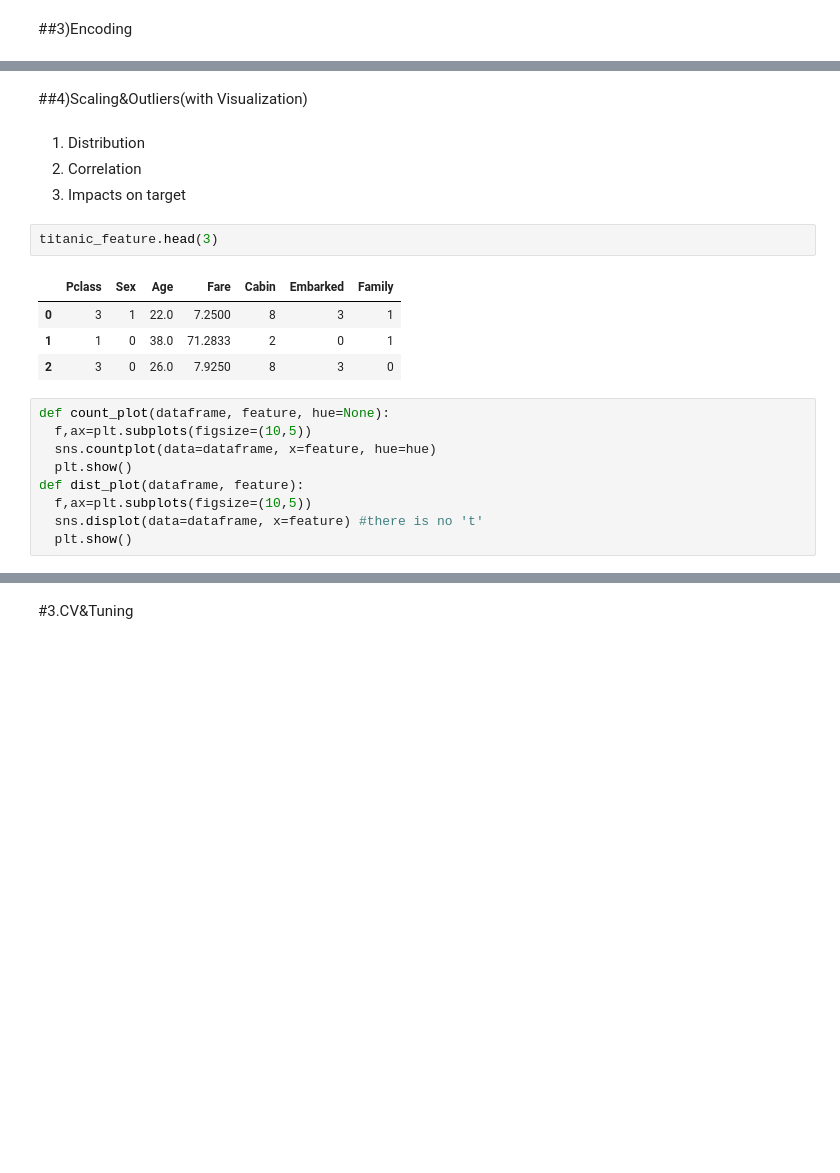
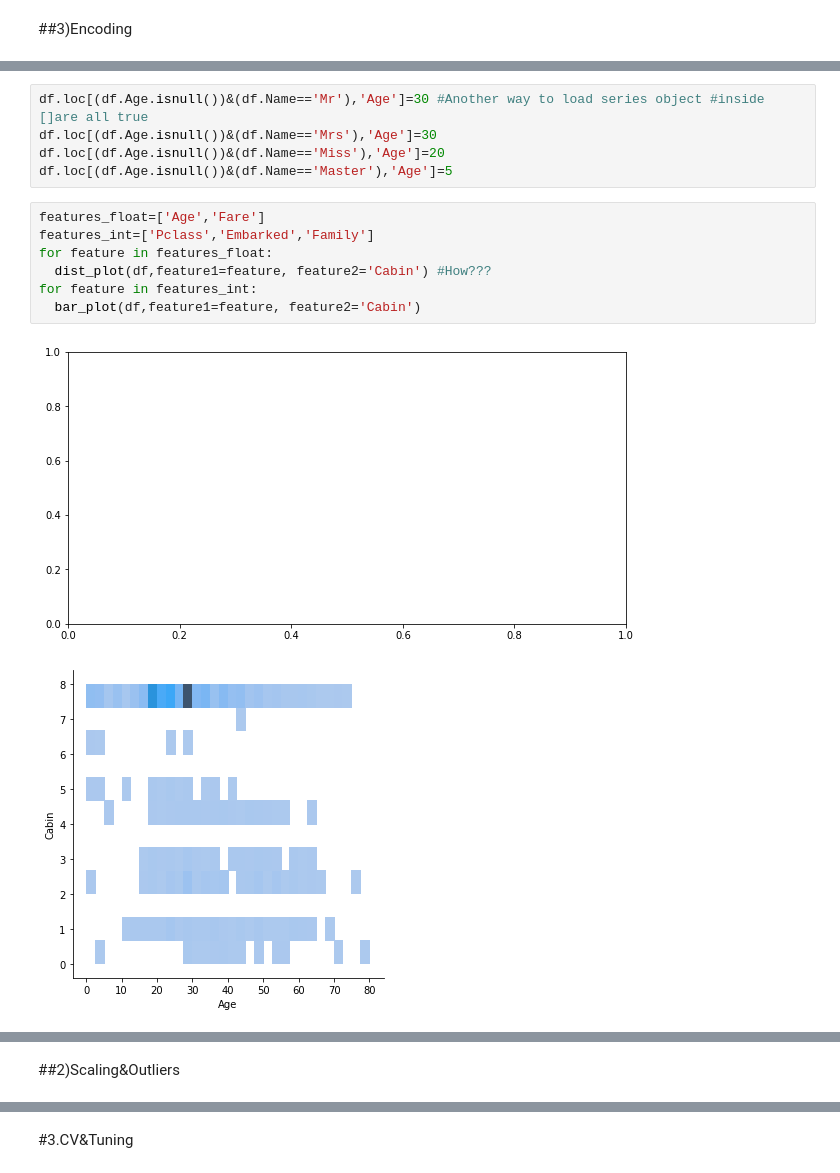
Before and after one commit to DongjunYou/21_1Q_Army, a Jupyter notebook: Titanic_Prototype.ipynb, the cells around one changed output, grey strips where cells are left out. Cells and saved outputs as stored; diff of their text form; blank space fills up the shorter version.

```diff
--- a/Titanic_Prototype.ipynb
+++ b/Titanic_Prototype.ipynb
@@ -101,0 +213,15 @@ for feature in features:
+# %%
+df.loc[(df.Age.isnull())&(df.Name=='Mr'),'Age']=30 #Another way to load series object #inside []are all true
+df.loc[(df.Age.isnull())&(df.Name=='Mrs'),'Age']=30
+df.loc[(df.Age.isnull())&(df.Name=='Miss'),'Age']=20
+df.loc[(df.Age.isnull())&(df.Name=='Master'),'Age']=5
+# %%
+features_float=['Age','Fare']
+features_int=['Pclass','Embarked','Family']
+for feature in features_float:
+  dist_plot(df,feature1=feature, feature2='Cabin') #How???
+for feature in features_int:
+  bar_plot(df,feature1=feature, feature2='Cabin')
+# %% [output]
+[figure, added]
+[figure, added]
@@ -102,22 +233,2 @@ for feature in features:
 # %% [markdown]
-##4)Scaling&Outliers(with Visualization)
+##2)Scaling&Outliers
-# %% [markdown]
-1. Distribution
-2. Correlation
-3. Impacts on target
-# %%
-titanic_feature.head(3)
-# %% [output]
-|  | Pclass | Sex | Age | Fare | Cabin | Embarked | Family |
-| 0 | 3 | 1 | 22.0 | 7.2500 | 8 | 3 | 1 |
-| 1 | 1 | 0 | 38.0 | 71.2833 | 2 | 0 | 1 |
-| 2 | 3 | 0 | 26.0 | 7.9250 | 8 | 3 | 0 |
-# %%
-def count_plot(dataframe, feature, hue=None):
-  f,ax=plt.subplots(figsize=(10,5))
-  sns.countplot(data=dataframe, x=feature, hue=hue)
-  plt.show()
-def dist_plot(dataframe, feature):
-  f,ax=plt.subplots(figsize=(10,5))
-  sns.displot(data=dataframe, x=feature) #there is no 't'
-  plt.show()
```
Also changed, not shown: parts of 36 cells of this notebook.
